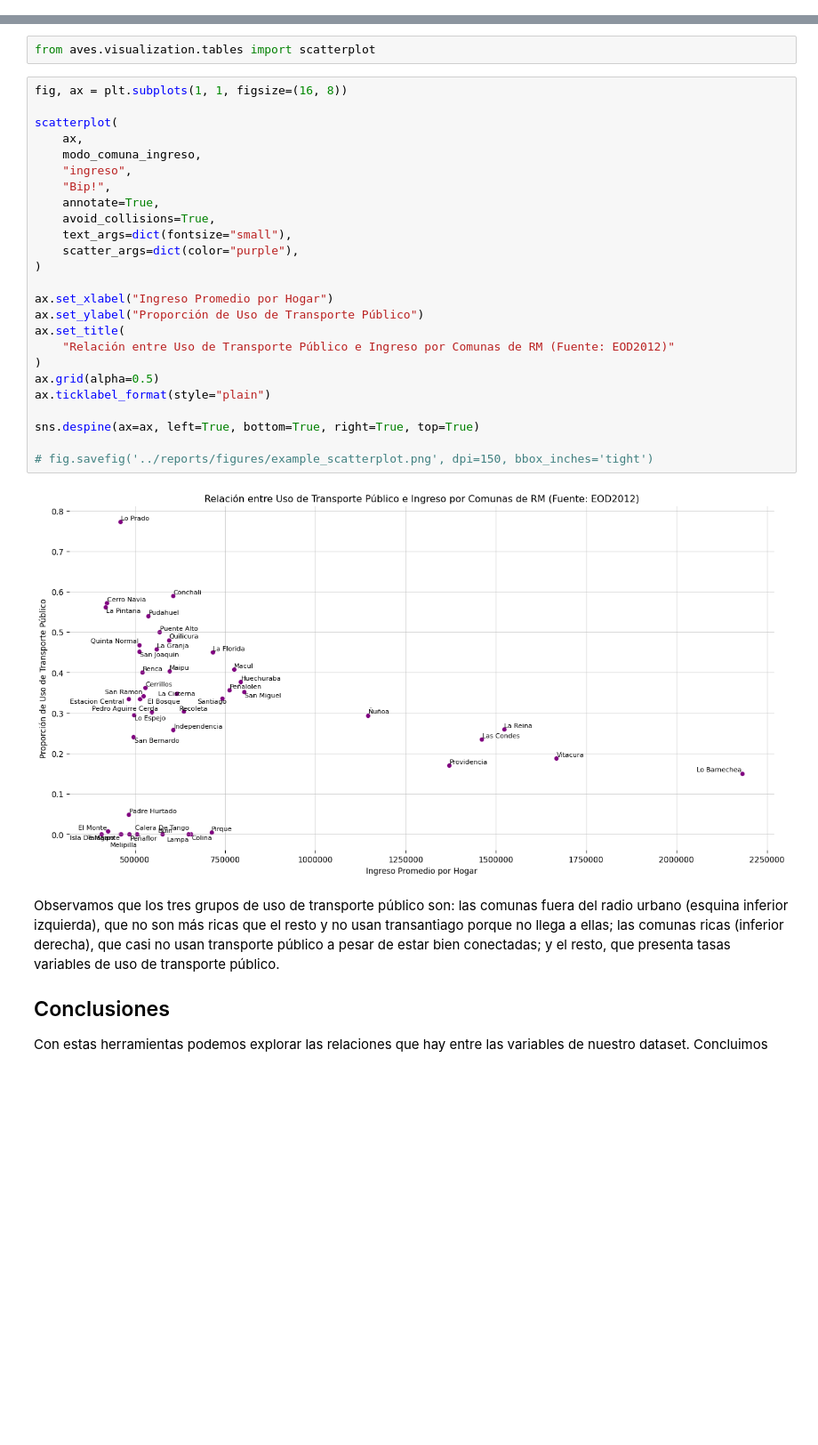
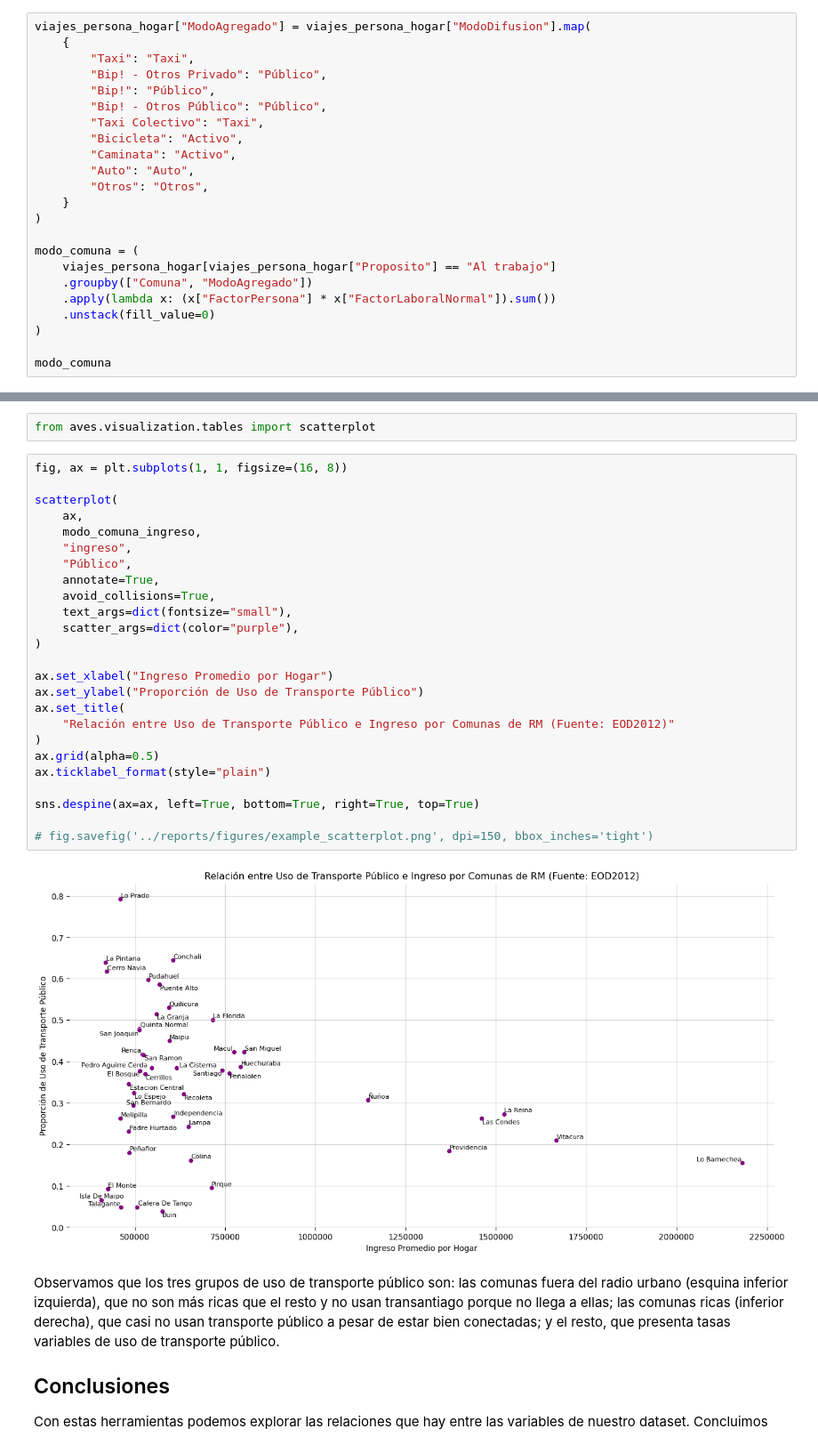
Before and after one commit to zorzalerrante/aves, a Jupyter notebook: notebooks/01-python-tools.ipynb, the cells around one changed output, grey strips where cells are left out. Shown at 89% size. Saved outputs shown, nothing was run; the diff lists cells and outputs as text; blank space fills up the shorter version.

```diff
--- a/notebooks/01-python-tools.ipynb
+++ b/notebooks/01-python-tools.ipynb
@@ -445,0 +501,23 @@ fig.tight_layout()
+# %%
+viajes_persona_hogar["ModoAgregado"] = viajes_persona_hogar["ModoDifusion"].map(
+    {
+        "Taxi": "Taxi",
+        "Bip! - Otros Privado": "Público",
+        "Bip!": "Público",
+        "Bip! - Otros Público": "Público",
+        "Taxi Colectivo": "Taxi",
+        "Bicicleta": "Activo",
+        "Caminata": "Activo",
+        "Auto": "Auto",
+        "Otros": "Otros",
+    }
+)
+
+modo_comuna = (
+    viajes_persona_hogar[viajes_persona_hogar["Proposito"] == "Al trabajo"]
+    .groupby(["Comuna", "ModoAgregado"])
+    .apply(lambda x: (x["FactorPersona"] * x["FactorLaboralNormal"]).sum())
+    .unstack(fill_value=0)
+)
+
+modo_comuna
@@ -516,30 +633,30 @@ from aves.visualization.tables import scatterplot
 # %%
 fig, ax = plt.subplots(1, 1, figsize=(16, 8))
 
 scatterplot(
     ax,
     modo_comuna_ingreso,
     "ingreso",
-    "Bip!",
+    "Público",
     annotate=True,
     avoid_collisions=True,
     text_args=dict(fontsize="small"),
     scatter_args=dict(color="purple"),
 )
 
 ax.set_xlabel("Ingreso Promedio por Hogar")
 ax.set_ylabel("Proporción de Uso de Transporte Público")
 ax.set_title(
     "Relación entre Uso de Transporte Público e Ingreso por Comunas de RM (Fuente: EOD2012)"
 )
 ax.grid(alpha=0.5)
 ax.ticklabel_format(style="plain")
 
 sns.despine(ax=ax, left=True, bottom=True, right=True, top=True)
 
 # fig.savefig('../reports/figures/example_scatterplot.png', dpi=150, bbox_inches='tight')
 # %% [output]
-[figure, old version]
+[figure, new version]
 # %% [markdown]
 Observamos que los tres grupos de uso de transporte público son: las comunas fuera del radio urbano (esquina inferior izquierda), que no son más ricas que el resto y no usan transantiago porque no llega a ellas; las comunas ricas (inferior derecha), que casi no usan transporte público a pesar de estar bien conectadas; y el resto, que presenta tasas variables de uso de transporte público.
 
```
Also changed, not shown: parts of 34 cells of this notebook.
